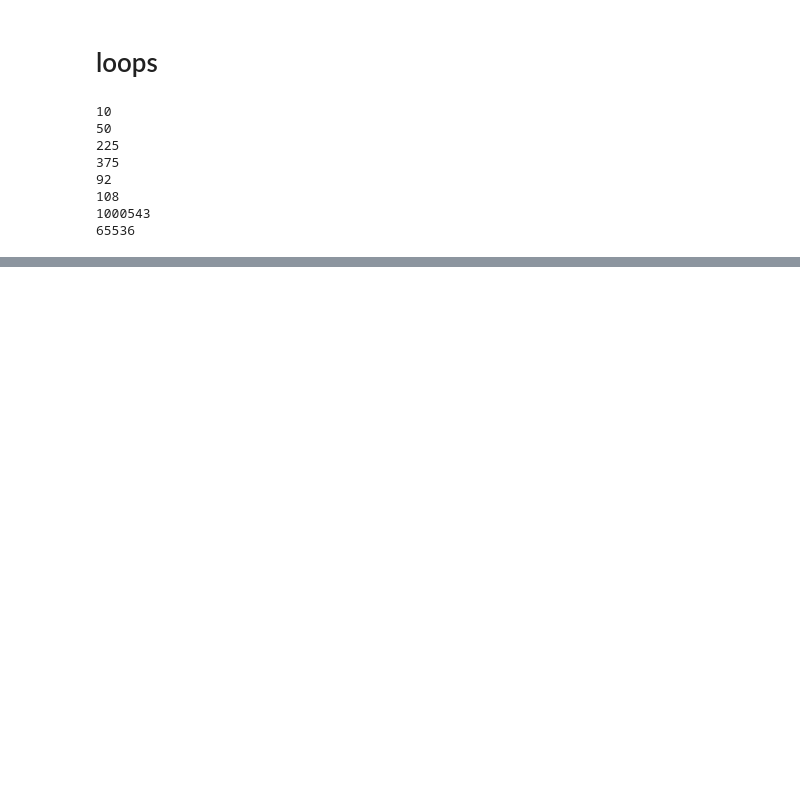
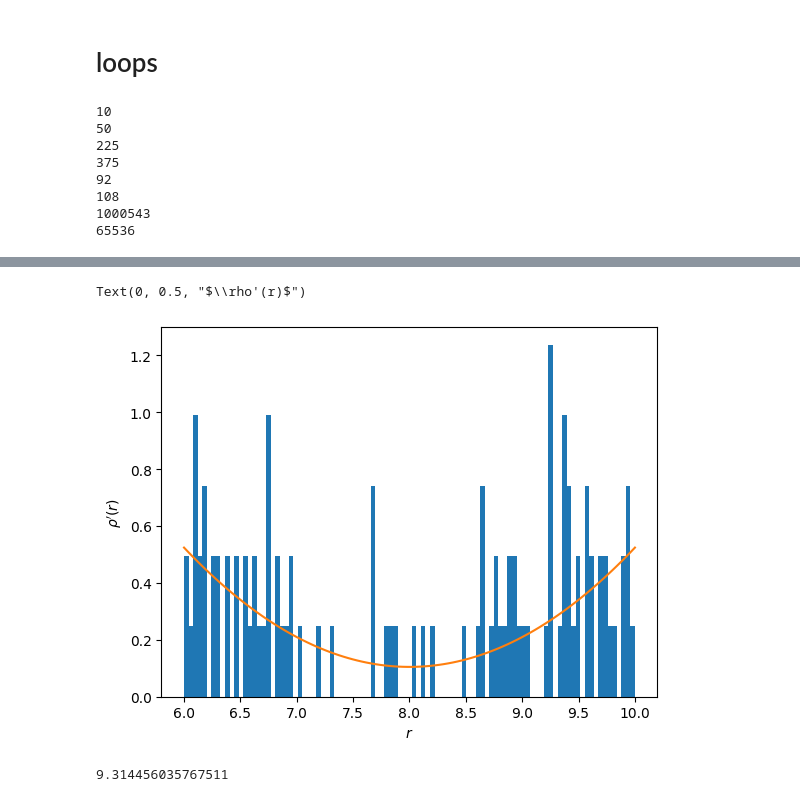
Before and after one commit to saurabhmittal23/space_physics, a Jupyter notebook: tutorial.ipynb, the cells around one changed output, grey strips where cells are left out. Cells and saved outputs as stored; diff of their text form; code cells hidden in the pictures; blank space fills up the shorter version.

```diff
--- a/tutorial.ipynb
+++ b/tutorial.ipynb
@@ -319,0 +370,14 @@ result, error
+# %%
+# sample 10000 points to get a useful distribution
+plt.hist(toy_sample[0],bins=x,density=True);
+plt.plot(x,p(x)/np.sum(p(x))/np.diff(x)[0])
+plt.xlabel(r"$r$")
+plt.ylabel(r"$\rho'(r)$")
+# %% [output]
+Text(0, 0.5, "$\\rho'(r)$")
+[figure, added]
+# %%
+area_under_the_curve = len(toy_sample[1][keep,1])/len(toy_sample[1])*k
+area_under_the_curve
+# %% [output]
+9.314456035767511
```
Also changed, not shown: parts of 49 cells of this notebook.
